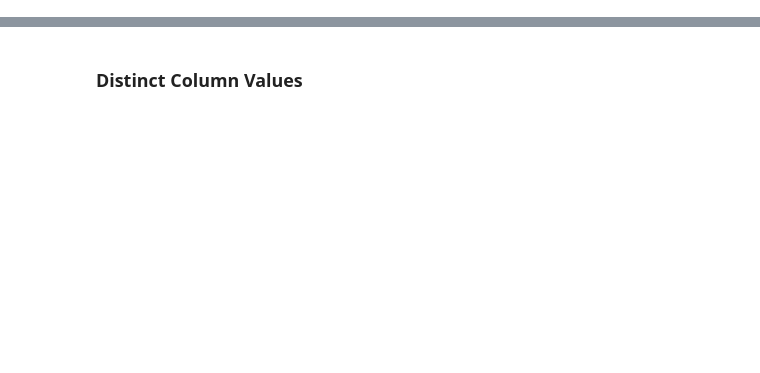
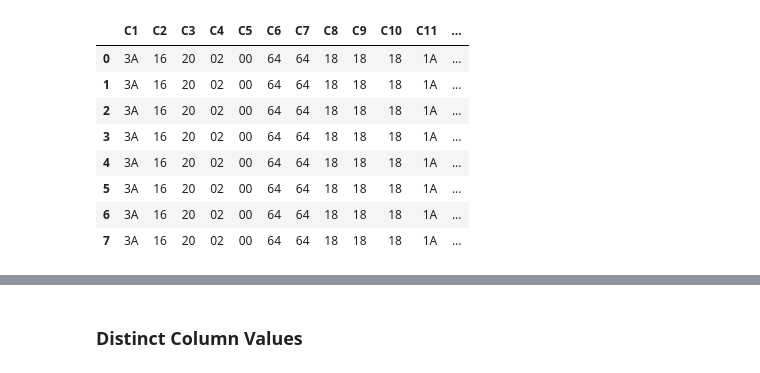
Before and after one commit to norfanos/ES200G-Decoder-Analysis, a Jupyter notebook: Jupyter Notebook/ES200G File Decoder and Grapher.ipynb, the cells around one changed output, grey strips where cells are left out. Cells and saved outputs as stored; diff of their text form; code cells hidden in the pictures; blank space fills up the shorter version.

```diff
--- a/Jupyter Notebook/ES200G File Decoder and Grapher.ipynb
+++ b/Jupyter Notebook/ES200G File Decoder and Grapher.ipynb
@@ -162,6 +186,13 @@ for idx, val in enumerate(cols):
     colsSizes[val] = [cols[val][0], cols[val][0]+cols[val][1]-1]
 # %%
 dfData = pd.DataFrame([], columns=[
+    'C1', 'C2', 'C3', 'C4', 'C5', 'C6', 'C7', 'C8', 'C9', 'C10',
+    'C11', 'C12', 'C13', 'C14', 'C15', 'C16', 'C17', 'C18', 'C19', 'C20',
+    'C21', 'C22', 'C23', 'C24', 'C25', 'C26', 'C27', 'C28', 'C29', 'C30',
+    'C31', 'C32', 'C33', 'C34', 'C35', 'C36'
+])
+
+dfDataB = pd.DataFrame([], columns=[
     'C1', 'C2', 'C3', 'C4', 'C5', 'C6', 'C7', 'C8', 'C9', 'C10',
     'C11', 'C12', 'C13', 'C14', 'C15', 'C16', 'C17', 'C18', 'C19', 'C20',
     'C21', 'C22', 'C23', 'C24', 'C25', 'C26', 'C27', 'C28', 'C29', 'C30',
@@ -187,6 +218,9 @@ dfProcessed = pd.DataFrame([], columns=[
 
     'totalVoltage',
     'totalCurrent',
+    # Calculated by totalVoltage x totalCurrent = totalCalculatedWatts
+    'totalCalculatedWatts',
+
     'cellVoltageHigh',
     'cellVoltageLow',
 
@@ -195,10 +229,17 @@ dfProcessed = pd.DataFrame([], columns=[
     'unknownC',
 ])
 # %%
-dfData.iloc[0:0]
-dfData = loadFromBin(dfData, fileUri = "../Data/sample1.bin") # Discharging
-dfData = loadFromBin(dfData, fileUri = "../Data/sample2.bin") # Discharging
-dfData = loadFromBin(dfData, fileUri = "../Data/sample3.bin") # Discharging
-dfData = loadFromBin(dfData, fileUri = "../Data/sample4.bin") # Discharging
-dfData = loadFromBin(dfData, fileUri = "../Data/sample5.bin") # Depleated battery BMS shut down
-dfData = loadFromBin(dfData, fileUri = "../Data/sample6.bin") # Charging -> Charged
+dfData = dfData.iloc[0:0]
+
+dfData = loadFromBin(dfData, fileUri = "../Data/quickTest1--bat02.bin") # Discharging
+
+# dfData = loadFromBin(dfData, fileUri = "../Data/quickTest1.bin") # Discharging
+# dfData = loadFromBin(dfData, fileUri = "../Data/quickTest2.bin") # Discharging
+# dfData = loadFromBin(dfData, fileUri = "../Data/quickTest3.bin") # Discharging
+
+# dfData = loadFromBin(dfData, fileUri = "../Data/sample1.bin") # Discharging
+# dfData = loadFromBin(dfData, fileUri = "../Data/sample2.bin") # Discharging
+# dfData = loadFromBin(dfData, fileUri = "../Data/sample3.bin") # Discharging
+# dfData = loadFromBin(dfData, fileUri = "../Data/sample4.bin") # Discharging
+# dfData = loadFromBin(dfData, fileUri = "../Data/sample5.bin") # Depleated battery BMS shut down
+# dfData = loadFromBin(dfData, fileUri = "../Data/sample6.bin") # Charging -> Charged
@@ -223,0 +261,12 @@ display(style)
+# %%
+display(formatDataToStyle(dfData))
+# %% [output]
+|  | C1 | C2 | C3 | C4 | C5 | C6 | C7 | C8 | C9 | C10 | C11 | ... |
+| 0 | 3A | 16 | 20 | 02 | 00 | 64 | 64 | 18 | 18 | 18 | 1A | ... |
+| 1 | 3A | 16 | 20 | 02 | 00 | 64 | 64 | 18 | 18 | 18 | 1A | ... |
+| 2 | 3A | 16 | 20 | 02 | 00 | 64 | 64 | 18 | 18 | 18 | 1A | ... |
+| 3 | 3A | 16 | 20 | 02 | 00 | 64 | 64 | 18 | 18 | 18 | 1A | ... |
+| 4 | 3A | 16 | 20 | 02 | 00 | 64 | 64 | 18 | 18 | 18 | 1A | ... |
+| 5 | 3A | 16 | 20 | 02 | 00 | 64 | 64 | 18 | 18 | 18 | 1A | ... |
+| 6 | 3A | 16 | 20 | 02 | 00 | 64 | 64 | 18 | 18 | 18 | 1A | ... |
+| 7 | 3A | 16 | 20 | 02 | 00 | 64 | 64 | 18 | 18 | 18 | 1A | ... |
```
Also changed, not shown: parts of 13 cells of this notebook, 7 other files.
